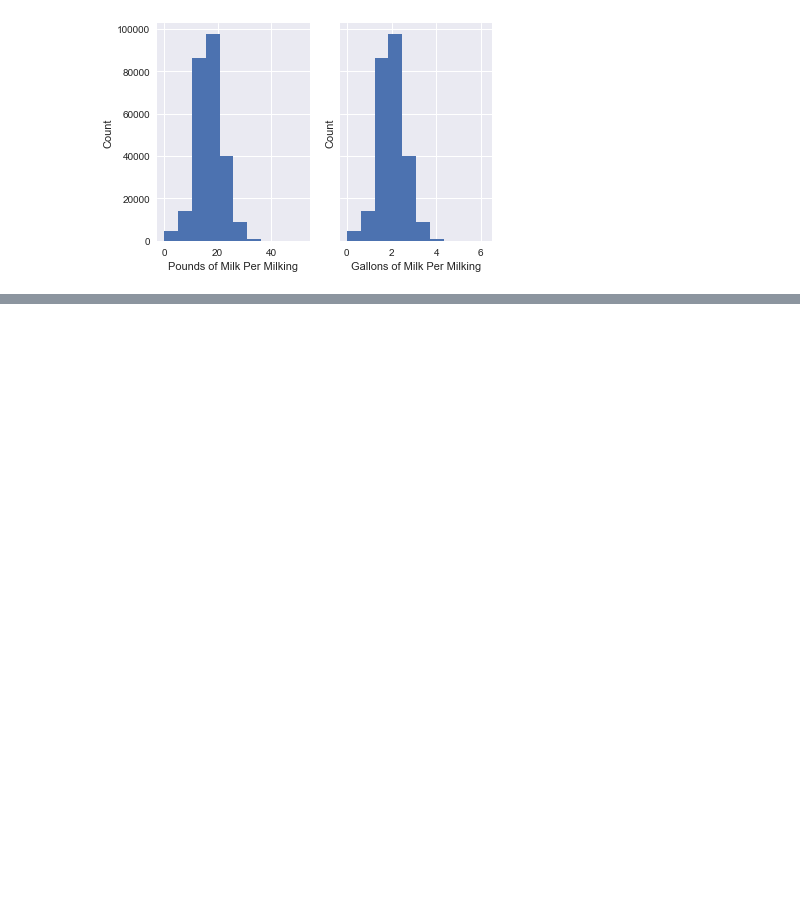
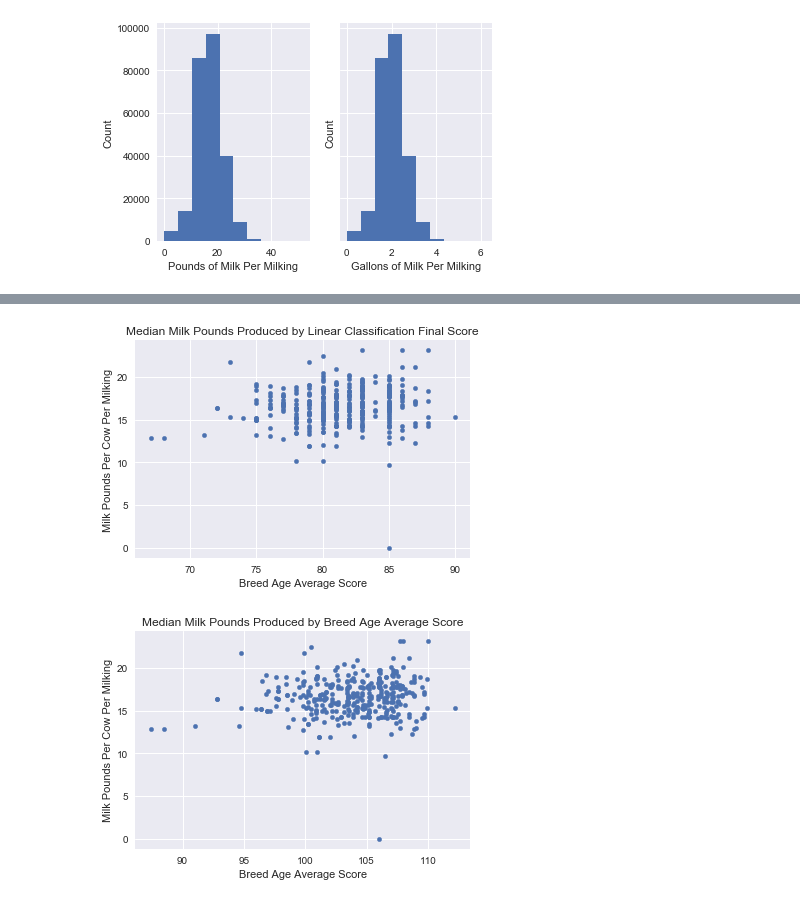
Before and after one commit to falaktheoptimist/happy-cows, a Jupyter notebook: notebooks/weather_and_milk_production.ipynb, the cells around one changed output, grey strips where cells are left out. Drawn from its saved outputs; the diff is of its cells as text; code cells hidden in the pictures; blank space fills up the shorter version.

```diff
--- a/notebooks/weather_and_milk_production.ipynb
+++ b/notebooks/weather_and_milk_production.ipynb
@@ -105,0 +84,20 @@ plt.show()
+# %%
+animal_class = classification[['animal_id', 'final_score', 'category', 'breed_age_average']].dropna()
+median_milk_by_animal = milk_volumes[['date', 'animal_id', 'milk_weight']].dropna().groupby(['animal_id']).median().reset_index()
+animal_production_and_scores = pd.merge(left=animal_class, right=median_milk_by_animal, left_on='animal_id', right_on='animal_id', how='left').dropna()
+a = animal_production_and_scores.reset_index()
+a.plot(kind='scatter', x='final_score', y='milk_weight')
+plt.xlabel('Breed Age Average Score')
+plt.ylabel('Milk Pounds Per Cow Per Milking')
+plt.title('Median Milk Pounds Produced by Linear Classification Final Score')
+plt.show()
+
+a = a[a['breed_age_average'] < 150]
+a.plot(kind='scatter', x='breed_age_average', y='milk_weight')
+plt.xlabel('Breed Age Average Score')
+plt.ylabel('Milk Pounds Per Cow Per Milking')
+plt.title('Median Milk Pounds Produced by Breed Age Average Score')
+plt.show()
+# %% [output]
+[figure, added]
+[figure, added]
```
Also changed, not shown: parts of 19 cells of this notebook, 2 other files.
